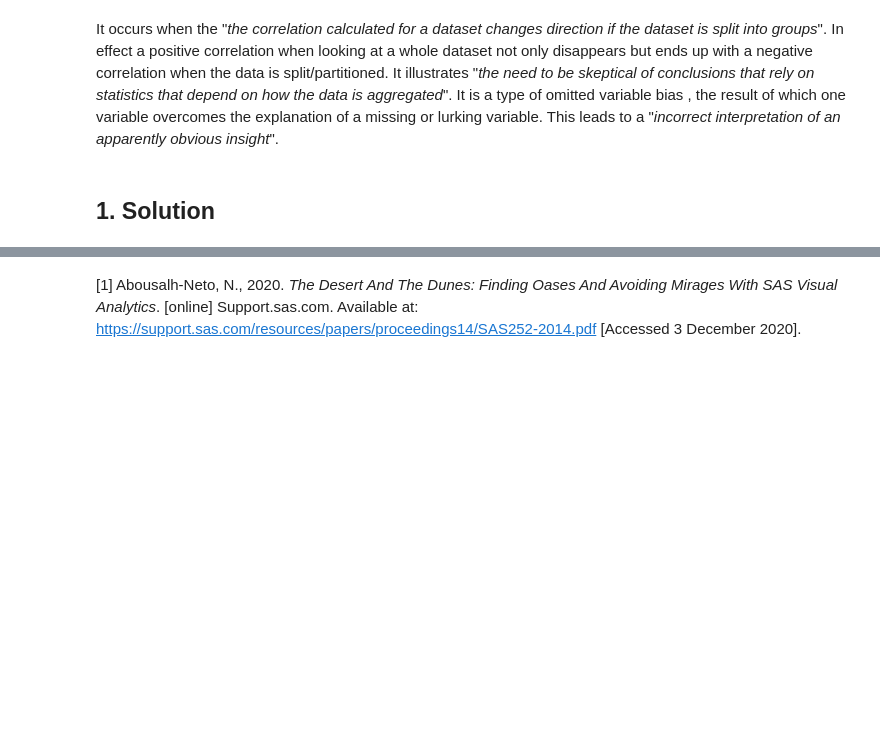
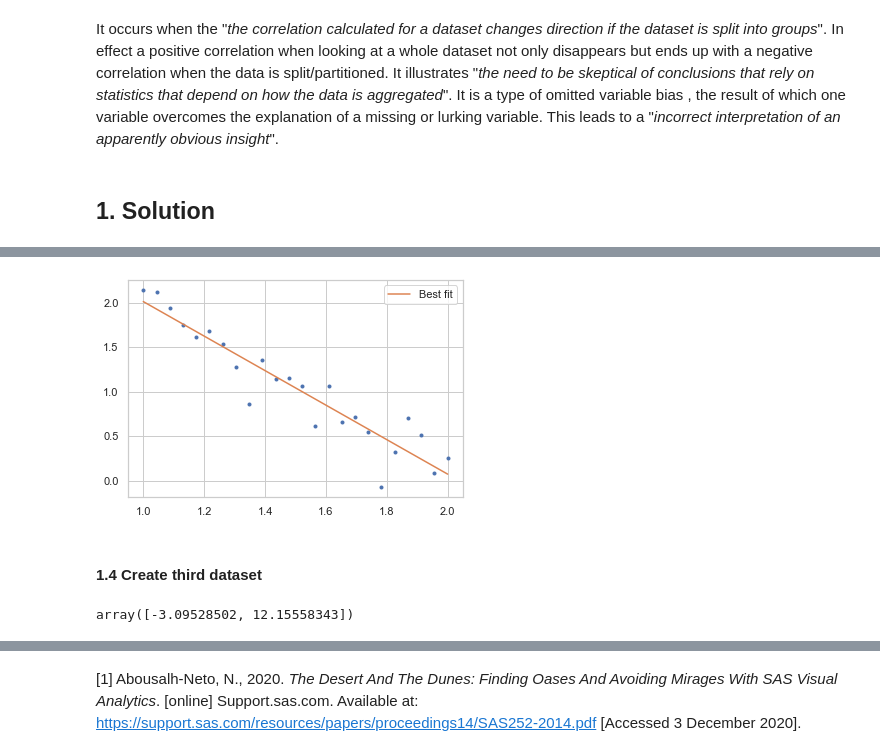
Before and after one commit to Munster2020/HDIP_CSDA_COMP07084_TASKS, a Jupyter notebook: tasks2020.ipynb, the cells around one changed output, grey strips where cells are left out. Saved outputs shown, nothing was run; the diff lists cells and outputs as text; code cells hidden in the pictures; blank space fills up the shorter version.

```diff
--- a/tasks2020.ipynb
+++ b/tasks2020.ipynb
@@ -587,0 +485,7 @@ plt.show()
+# %%
+# create second dataset
+x2 = np.linspace(1, 2, 24)
+noise = np.random.normal(0, 0.2, x2.shape)
+a, b = -2, 4
+y = a*x2+b
+y2 = y+noise
@@ -587,0 +498,8 @@ plt.show()
+# %%
+plt.plot(x2, y2, '.');
+plt.plot(x2, coeffs2[0] * x2 + coeffs2[1], '-', label='Best fit')
+plt.legend();
+# %% [output]
+[figure, added]
+# %% [markdown]
+#### 1.4 Create third dataset
@@ -587,0 +513,6 @@ plt.show()
+# %%
+# coefficient
+coeffs3 = np.polyfit(x3, y3, 1)
+coeffs3
+# %% [output]
+array([-3.09528502, 12.15558343])
```
Also changed, not shown: parts of 48 cells of this notebook, 1 other file.
